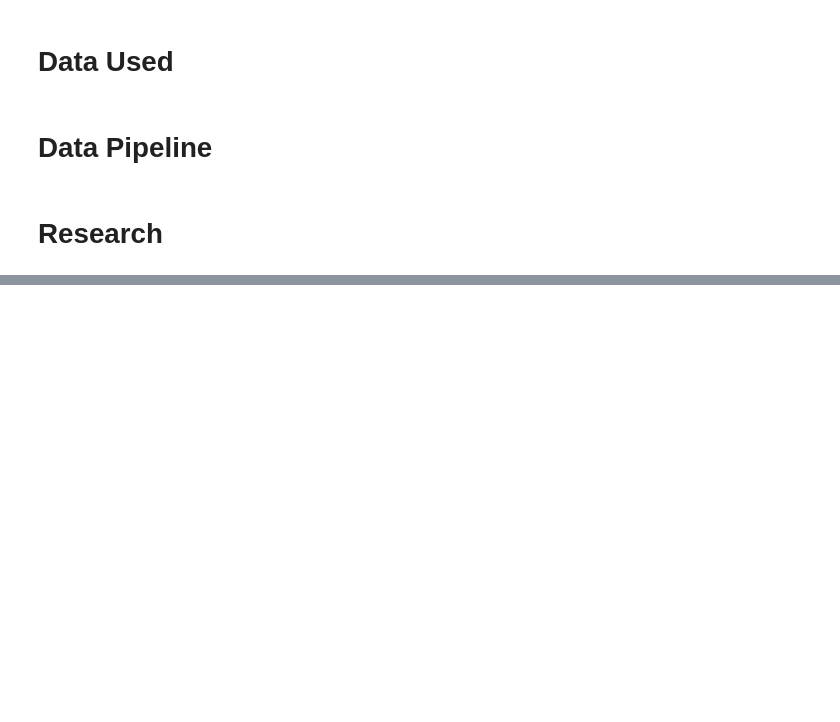
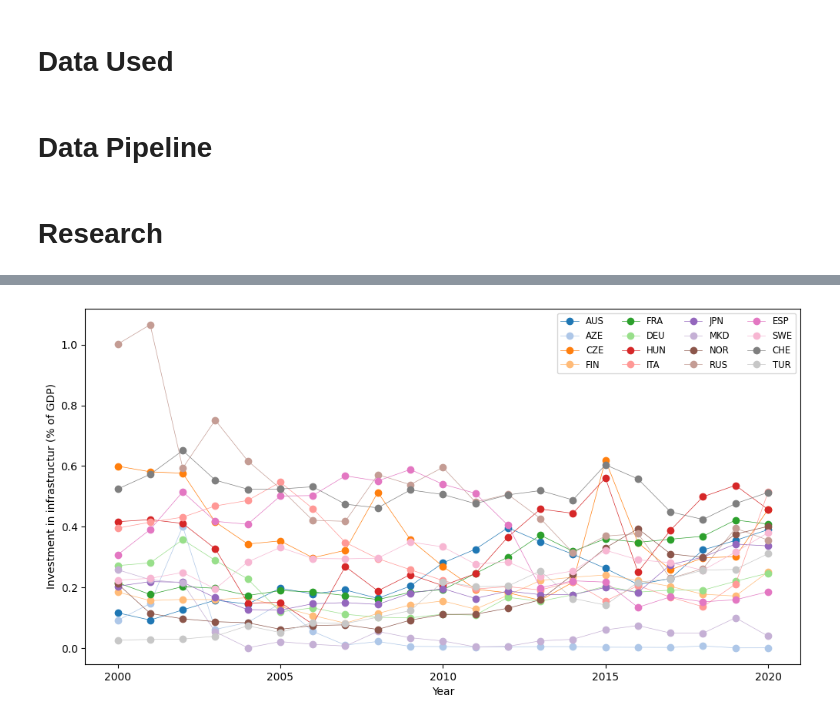
Before and after one commit to SmBuismn/Group_21_Python_project, a Jupyter notebook: project_template.ipynb, the cells around one changed output, grey strips where cells are left out. Drawn from its saved outputs; the diff is of its cells as text; code cells hidden in the pictures; blank space fills up the shorter version.

Commit message:
Population data added + plot infrastructure better

```diff
--- a/project_template.ipynb
+++ b/project_template.ipynb
@@ -58,16 +59,19 @@ num_of_columns = gdp_data.shape[1]
 # Make new dataframes in same format as gdp_data and gdp_per_capita_data
 passenger_data = pd.DataFrame(columns=gdp_data.columns)
 infrastructure_data = pd.DataFrame(columns=gdp_data.columns)
+population_data = pd.DataFrame(columns=gdp_data.columns)
 
 # Initialize dataframe
 for i in range(num_of_countries):
     passenger_data.loc[i] = ['..' for _ in range(num_of_columns)]
     infrastructure_data.loc[i] = ['..' for _ in range(num_of_columns)]
+    population_data.loc[i] = ['..' for _ in range(num_of_columns)]
 
 # Every row corresponds to data of a country
 for i in range(num_of_countries):
     passenger_data.loc[i, "Country"] = gdp_data.loc[i, "Country"]
     infrastructure_data.loc[i, "Country"] = gdp_data.loc[i, "Country"]
+    population_data.loc[i, "Country"] = gdp_data.loc[i, "Country"]
 
 # Fill dataframes with values if they exist
 for country in gdp_data["Country"]:
@@ -82,6 +86,7 @@ for country in gdp_data["Country"]:
             else:
                 passenger_data.loc[country_index,year] = prepare_passenger_data["Value"].iloc[prepare_passenger_data.loc[(prepare_passenger_data["LOCATION"] == country) &
                                       (prepare_passenger_data["TIME"] == int(year))].index[0]]
+
         if ((prepare_infrastructure_data["LOCATION"] == country) &
                                       (prepare_infrastructure_data["TIME"] == int(year))).any():
             if np.isnan(prepare_infrastructure_data["Value"].iloc[prepare_infrastructure_data.loc[(prepare_infrastructure_data["LOCATION"] == country) &
@@ -90,3 +95,14 @@ for country in gdp_data["Country"]:
             else:
                 infrastructure_data.loc[country_index,year] = prepare_infrastructure_data["Value"].iloc[prepare_infrastructure_data.loc[(prepare_infrastructure_data["LOCATION"] == country) &
                                         (prepare_infrastructure_data["TIME"] == int(year))].index[0]]
+
+        if ((prepare_population_data["Code"] == country) &
+                                      (prepare_population_data["Year"] == int(year))).any():
+            if np.isnan(prepare_population_data["Population"].iloc[prepare_population_data.loc[(prepare_population_data["Code"] == country) &
+                                      (prepare_population_data["Year"] == int(year))].index[0]]):
+                continue
+            else:
+                population_data.loc[country_index,year] = prepare_population_data["Population"].iloc[prepare_population_data.loc[(prepare_population_data["Code"] == country) &
+                                        (prepare_population_data["Year"] == int(year))].index[0]]
+
+print(population_data)
@@ -148,13 +182,19 @@ for country in country_timeframe["Country"]:
     if (max(start_year_passenger,start_year_infrastructure) <= start_timeframe) & (min(end_year_passenger,end_year_infrastructure) >= end_timeframe):
         feasible_countries.append(country)
 
-# Drop all countries for data do not have data for entire timeframe
+# Drop all years from dataframe that are not in timeframe
 for year in gdp_data.columns[1:]:
     if int(year) < start_timeframe or int(year) > end_timeframe:
         gdp_data = gdp_data.drop(year, axis=1)
         gdp_per_capita_data = gdp_per_capita_data.drop(year, axis=1)
         passenger_data = passenger_data.drop(year, axis=1)
         infrastructure_data = infrastructure_data.drop(year, axis=1)
+
+# Drop all countries from dataframe that are not in feasible countries
+gdp_data = gdp_data[gdp_data['Country'].isin(feasible_countries)]
+gdp_per_capita_data = gdp_per_capita_data[gdp_per_capita_data['Country'].isin(feasible_countries)]
+passenger_data = passenger_data[passenger_data['Country'].isin(feasible_countries)]
+infrastructure_data = infrastructure_data[infrastructure_data['Country'].isin(feasible_countries)]
 # %%
 # Set countries as index to make plotting easier
 gdp_data.set_index('Country', inplace=True)
@@ -162,18 +203,27 @@ gdp_per_capita_data.set_index('Country', inplace=True)
 passenger_data.set_index('Country', inplace=True)
 infrastructure_data.set_index('Country', inplace=True)
 # %%
-# Determine percentage of GDP that is invested in railway infrastructure
 infrastructure_data = infrastructure_data.astype(float)
 gdp_data = gdp_data.astype(float)
 
+# Determine percentage of GDP that is invested in railway infrastructure
 infrastructure_gdp = infrastructure_data / gdp_data * 100
 
-plt.figure()
-for index, row in infrastructure_gdp.iterrows():
-    plt.plot(row, marker='o',label=f'{index}')
+# Create figure
+plt.figure(figsize=(12, 6))
+
+# Plot every country
+for i, (index, row) in enumerate(infrastructure_gdp.iterrows()):
+    plt.plot(row.index, row.values, marker='o', label=f'{index}', linewidth=0.5, color=plt.cm.tab20(i))
+
+# Adjust years on x-axis for visibility
+ax = plt.gca()
+ax.xaxis.set_major_locator(MultipleLocator(base=5))
 
 plt.xlabel('Year')
-plt.ylabel('Infrastructure as percentage of GDP')
+plt.ylabel('Investment in infrastructur (% of GDP)')
 
-plt.legend()
+plt.legend(loc='upper right', fontsize='small', ncol = 4)
 plt.show()
+# %% [output]
+[figure, added]
```
Also changed, not shown: parts of 4 cells of this notebook, 2 other files.
